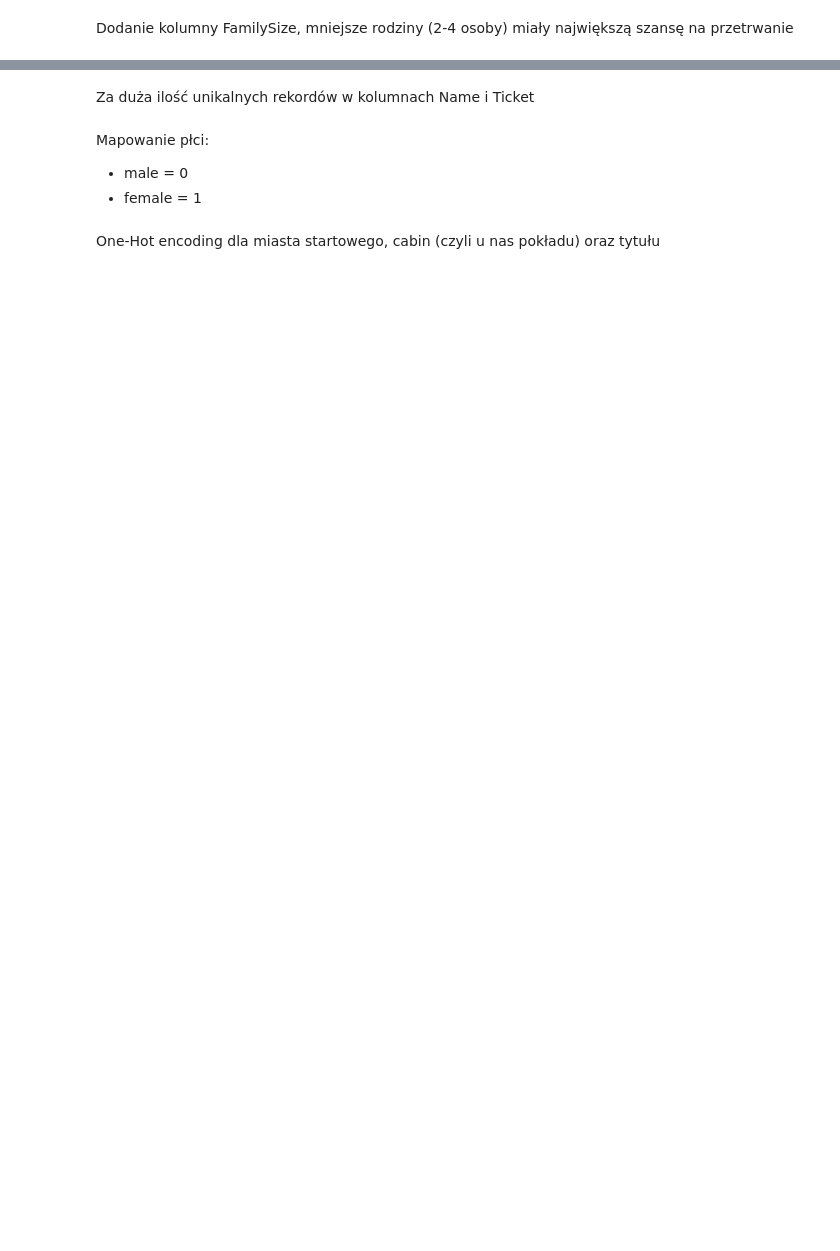
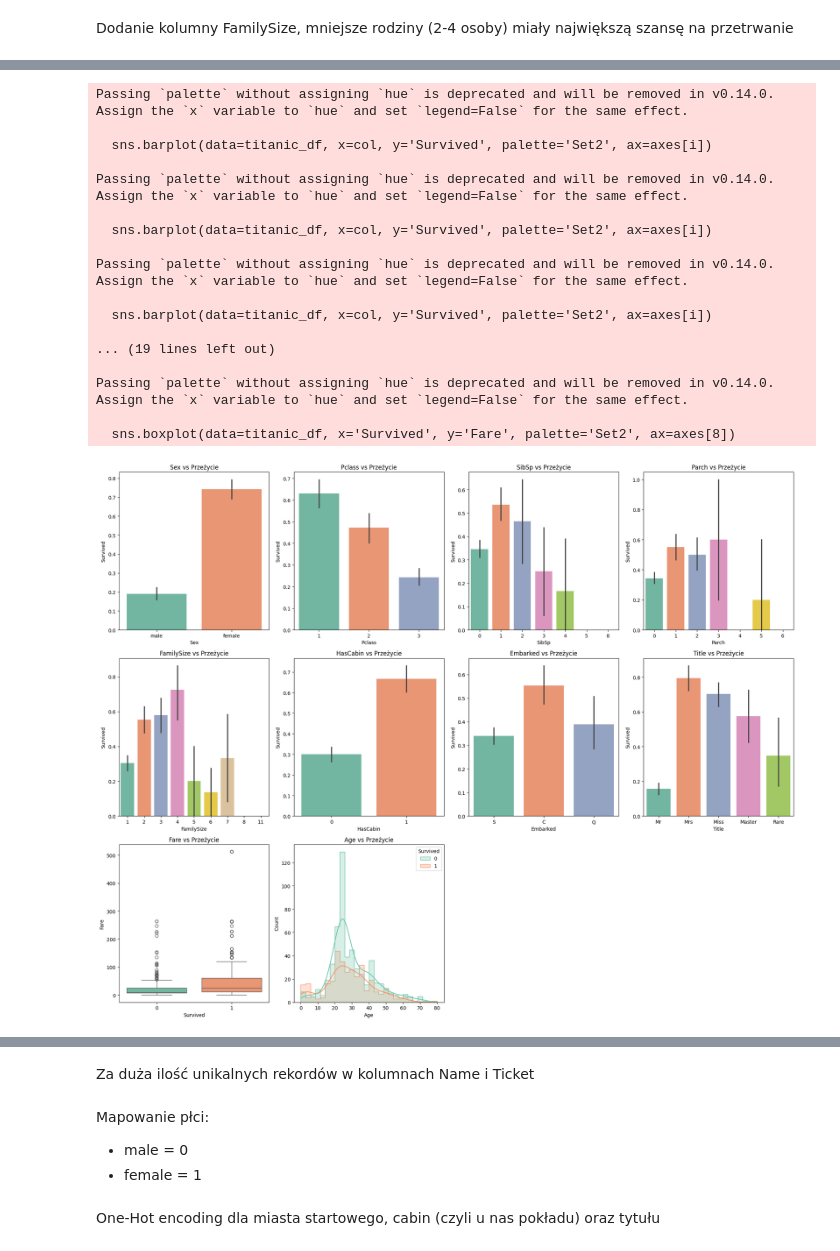
Before and after one commit to Solvro/ml-wakacyjne-wyzwanie-2026, a Jupyter notebook: 01_przetwarzanie_wizualizacja_danych/EDA_zadanie.ipynb, the cells around one changed output, grey strips where cells are left out. Saved outputs shown, nothing was run; the diff lists cells and outputs as text; code cells hidden in the pictures; blank space fills up the shorter version.

```diff
--- a/01_przetwarzanie_wizualizacja_danych/EDA_zadanie.ipynb
+++ b/01_przetwarzanie_wizualizacja_danych/EDA_zadanie.ipynb
@@ -196,0 +208,11 @@ Index(['Survived', 'Pclass', 'Name', 'Sex', 'Age', 'SibSp', 'Parch', 'Ticket',
+# %%
+continuous_features = ['Age', 'Fare']
+for col in continuous_features:
+    q25 = titanic_df[col].quantile(0.25)
+    q75 = titanic_df[col].quantile(0.75)
+    iqr = q75 - q25
+    outliers = titanic_df[(titanic_df[col] < q25 - 1.5 * iqr) | (titanic_df[col] > q75 + 1.5 * iqr)][col]
+
+    count = len(outliers)
+    if count > 0:
+        print(f"'{col}': {count} obiektów ({count / len(titanic_df) * 100:.1f}%). Zakres: [{outliers.min():.1f}, {outliers.max():.1f}]")
@@ -196,0 +224,8 @@ Index(['Survived', 'Pclass', 'Name', 'Sex', 'Age', 'SibSp', 'Parch', 'Ticket',
+# %%
+count_features = ['FamilySize', 'SibSp', 'Parch']
+for col in count_features:
+    dist = titanic_df[col].value_counts(normalize=True) * 100
+    rare_classes = dist[dist < 1.0]
+    if not rare_classes.empty:
+        rare_values = rare_classes.index.tolist()
+        print(f"'{col}': Wartości występujące u <1% pasażerów: {rare_values}")
@@ -196,0 +277,46 @@ Index(['Survived', 'Pclass', 'Name', 'Sex', 'Age', 'SibSp', 'Parch', 'Ticket',
+# %%
+fig, axes = plt.subplots(3, 4, figsize=(20, 16))
+axes = axes.flatten()
+
+categorical_features = ['Sex', 'Pclass', 'SibSp', 'Parch', 'FamilySize', 'HasCabin', 'Embarked', 'Title']
+
+for i, col in enumerate(categorical_features):
+    sns.barplot(data=titanic_df, x=col, y='Survived', palette='Set2', ax=axes[i])
+    axes[i].set_title(f'{col} vs Przeżycie')
+
+sns.boxplot(data=titanic_df, x='Survived', y='Fare', palette='Set2', ax=axes[8])
+axes[8].set_title('Fare vs Przeżycie')
+
+sns.histplot(data=titanic_df, x='Age', hue='Survived', kde=True, element='step', common_norm=False, palette='Set2', ax=axes[9])
+axes[9].set_title('Age vs Przeżycie')
+
+axes[10].axis('off')
+axes[11].axis('off')
+
+plt.tight_layout()
+plt.show()
+
+
+plt.figure(figsize=(12, 8))
+sns.heatmap(titanic_df.corr(numeric_only=True), cmap='coolwarm', vmin=-1, vmax=1, annot=True, fmt=".2f")
+plt.title('Macierz korelacji Pearsona (cechy numeryczne)')
+plt.show()
+# %% [output]
+Passing `palette` without assigning `hue` is deprecated and will be removed in v0.14.0. Assign the `x` variable to `hue` and set `legend=False` for the same effect.
+
+  sns.barplot(data=titanic_df, x=col, y='Survived', palette='Set2', ax=axes[i])
+
+Passing `palette` without assigning `hue` is deprecated and will be removed in v0.14.0. Assign the `x` variable to `hue` and set `legend=False` for the same effect.
+
+  sns.barplot(data=titanic_df, x=col, y='Survived', palette='Set2', ax=axes[i])
+
+Passing `palette` without assigning `hue` is deprecated and will be removed in v0.14.0. Assign the `x` variable to `hue` and set `legend=False` for the same effect.
+
+  sns.barplot(data=titanic_df, x=col, y='Survived', palette='Set2', ax=axes[i])
+
+... (19 lines left out)
+
+Passing `palette` without assigning `hue` is deprecated and will be removed in v0.14.0. Assign the `x` variable to `hue` and set `legend=False` for the same effect.
+
+  sns.boxplot(data=titanic_df, x='Survived', y='Fare', palette='Set2', ax=axes[8])
+[figure, added]
```
Also changed, not shown: parts of 29 cells of this notebook.
